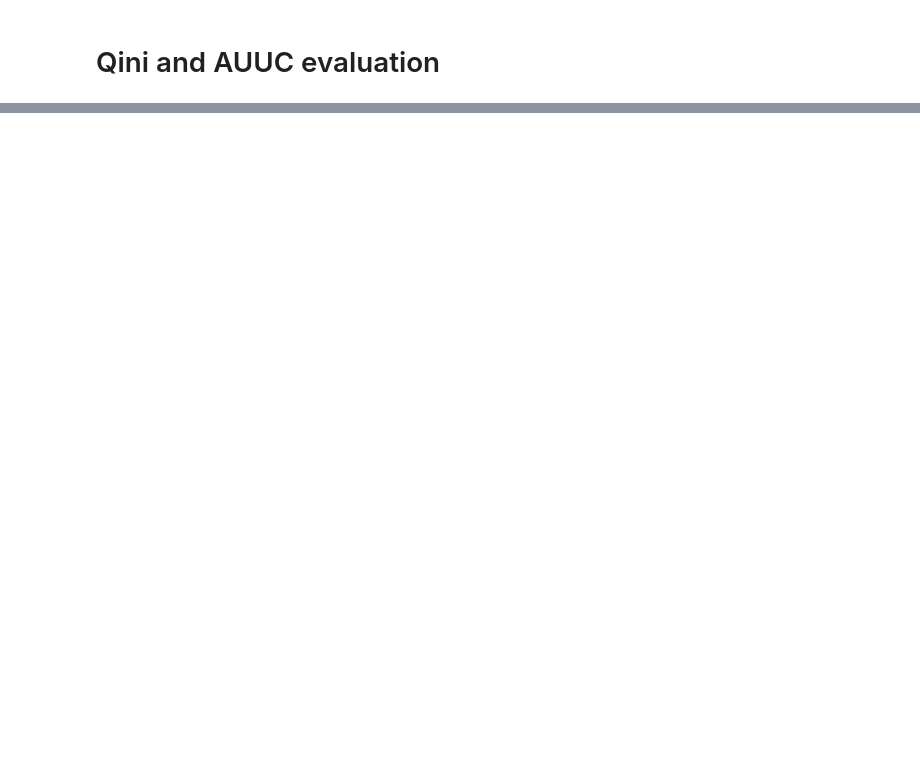
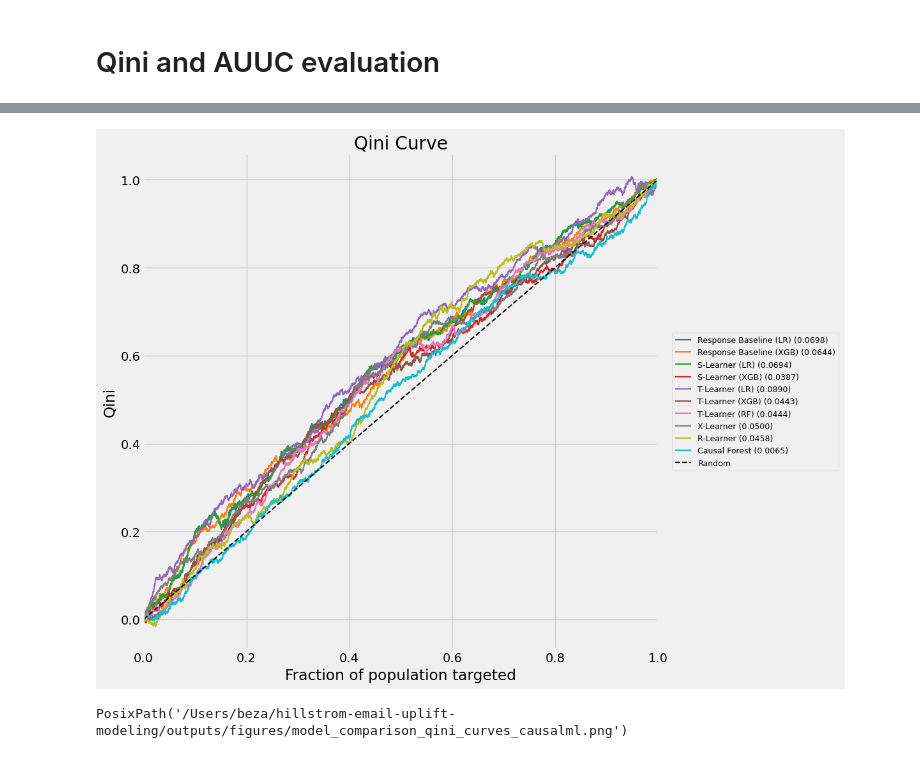
Before and after one commit to brianrp09232000/hillstrom-email-uplift-modeling, a Jupyter notebook: notebooks/10_evaluation_qini_auuc.ipynb, the cells around one changed output, grey strips where cells are left out. Drawn from its saved outputs; the diff is of its cells as text; code cells hidden in the pictures; blank space fills up the shorter version.

Commit message:
Switch eval notebook to causalml for consistency; add R-Learner; fix plotting normalization mismatch and remove os.chdir

```diff
--- a/notebooks/10_evaluation_qini_auuc.ipynb
+++ b/notebooks/10_evaluation_qini_auuc.ipynb
@@ -261,0 +72,19 @@ Overall, the T-Learner (logistic) delivered the strongest single-split performan
+# %%
+tau_hat_dict = {
+    "Response Baseline (LR)": rb_preds['logistic_proba'].values,
+    "Response Baseline (XGB)": rb_preds['xgboost_proba'].values,
+
+    "S-Learner (LR)": s_preds['tau_hat_lr'].values,
+    "S-Learner (XGB)": s_preds['tau_hat_xgb'].values,
+
+    "T-Learner (LR)": t_preds['lgr_predicted_uplift'].values,
+    "T-Learner (XGB)": t_preds['xgb_predicted_uplift'].values,
+    "T-Learner (RF)": t_preds['rf_predicted_uplift'].values,
+
+    "X-Learner": x_preds['tau_hat_x'].values,
+    "R-Learner": r_preds['tau_hat_r'].values,
+    "Causal Forest": cf_preds['cf_predicted_uplift'].values,
+}
+
+for name, arr in tau_hat_dict.items():
+    print(f"{name}: n={len(arr)}, mean={arr.mean():.4f}, min={arr.min():.4f}, max={arr.max():.4f}")
@@ -261,0 +163,6 @@ Overall, the T-Learner (logistic) delivered the strongest single-split performan
+# %%
+fig_qini = plot_qini_curve(y_test.values, treatment_test.values, tau_hat_dict, figsize=(12, 9))
+save_fig(fig_qini, "model_comparison_qini_curves_causalml.png")
+# %% [output]
+[figure, added]
+PosixPath('/Users/beza/hillstrom-email-uplift-modeling/outputs/figures/model_comparison_qini_curves_causalml.png')
```
Also changed, not shown: parts of 22 cells of this notebook, 3 other files.
